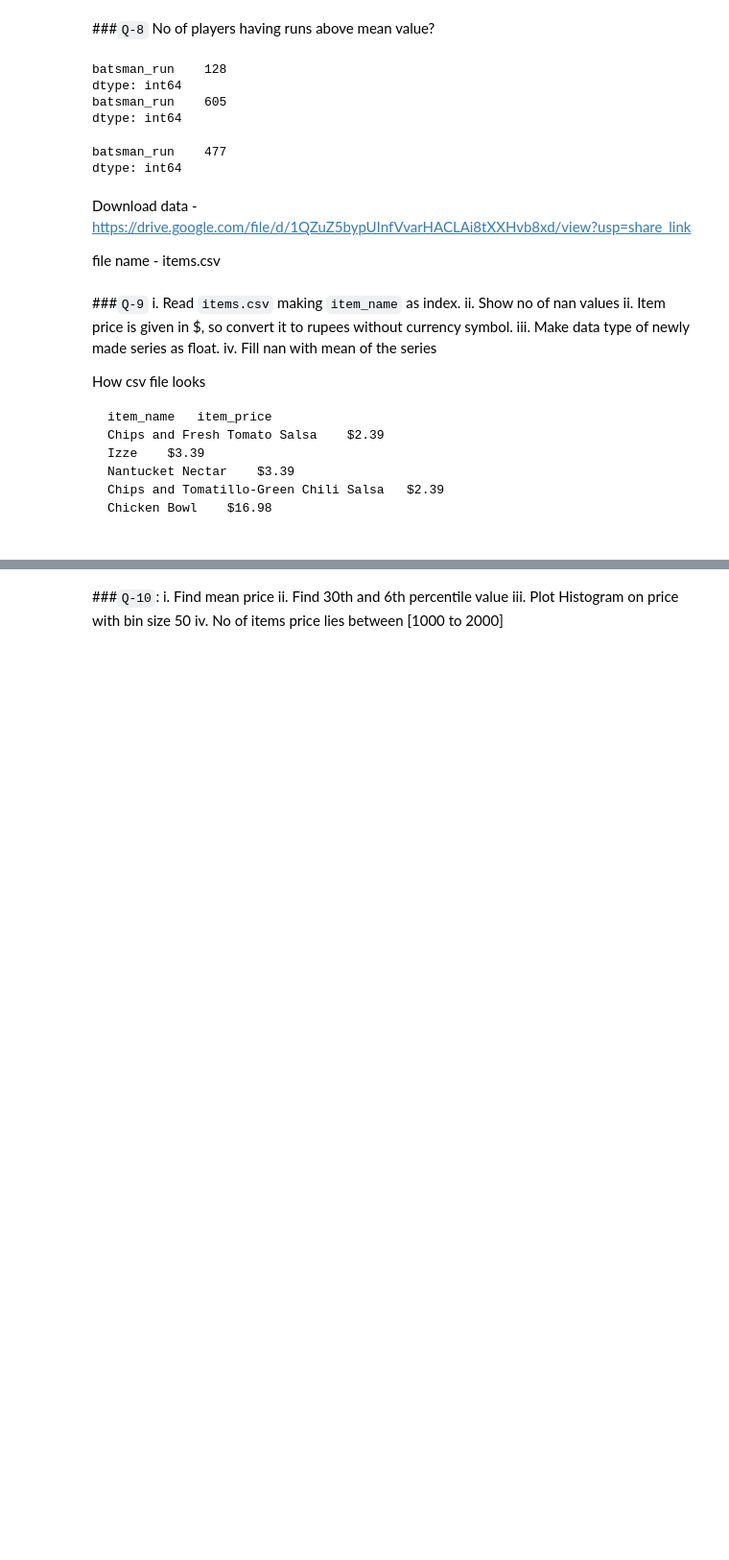
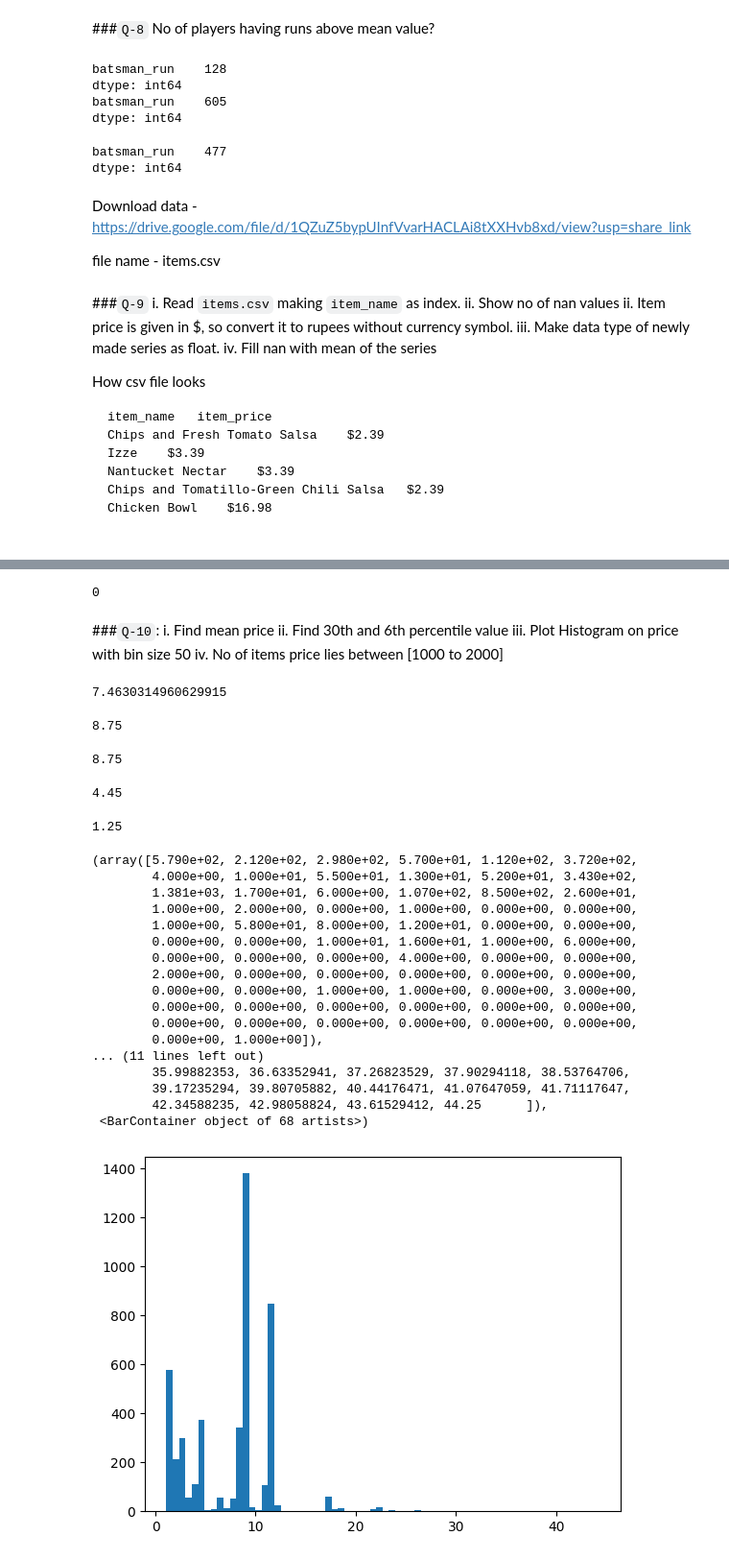
Before and after one commit to singhbhaskar360/Python_ML, a Jupyter notebook: session_16_PANDAS_tasks.ipynb, the cells around one changed output, grey strips where cells are left out. Shown at 96% size. Saved outputs shown, nothing was run; the diff lists cells and outputs as text; code cells hidden in the pictures; blank space fills up the shorter version.

```diff
--- a/session_16_PANDAS_tasks.ipynb
+++ b/session_16_PANDAS_tasks.ipynb
@@ -183,3 +146,15 @@ Chicken Salad Bowl                        $8.75
+# %%
+# code here
+import numpy as np
+items=pd.read_csv('/content/items.csv',index_col='item_name')
+items
+items.isnull().sum()
+items['item_price']=items['item_price'].replace('[\$,]', '', regex=True).astype(float)
+items['item_price']*80
+items['item_price']=items['item_price'].replace(np.nan,items['item_price'].mean())
+items['item_price'].isnull().sum()
+# %% [output]
+0
 # %% [markdown]
 ###`Q-10`:
     i. Find mean price
@@ -188,3 +163,48 @@ Chicken Salad Bowl                        $8.75
     iv. No of items price lies between [1000 to 2000]
 # %%
 # code here
+items['item_price'].mean()
+# %% [output]
+7.4630314960629915
+# %%
+items['item_price'].quantile(0.5)
+# %% [output]
+8.75
+# %%
+items['item_price'].median()
+# %% [output]
+8.75
+# %%
+# 30th perentile
+
+items['item_price'].quantile(0.3)
+# %% [output]
+4.45
+# %%
+#6th percentile
+items['item_price'].quantile(0.06)
+# %% [output]
+1.25
+# %%
+import matplotlib.pyplot as plt
+
+plt.hist(items,bins='auto')
+# %% [output]
+(array([5.790e+02, 2.120e+02, 2.980e+02, 5.700e+01, 1.120e+02, 3.720e+02,
+        4.000e+00, 1.000e+01, 5.500e+01, 1.300e+01, 5.200e+01, 3.430e+02,
+        1.381e+03, 1.700e+01, 6.000e+00, 1.070e+02, 8.500e+02, 2.600e+01,
+        1.000e+00, 2.000e+00, 0.000e+00, 1.000e+00, 0.000e+00, 0.000e+00,
+        1.000e+00, 5.800e+01, 8.000e+00, 1.200e+01, 0.000e+00, 0.000e+00,
+        0.000e+00, 0.000e+00, 1.000e+01, 1.600e+01, 1.000e+00, 6.000e+00,
+        0.000e+00, 0.000e+00, 0.000e+00, 4.000e+00, 0.000e+00, 0.000e+00,
+        2.000e+00, 0.000e+00, 0.000e+00, 0.000e+00, 0.000e+00, 0.000e+00,
+        0.000e+00, 0.000e+00, 1.000e+00, 1.000e+00, 0.000e+00, 3.000e+00,
+        0.000e+00, 0.000e+00, 0.000e+00, 0.000e+00, 0.000e+00, 0.000e+00,
+        0.000e+00, 0.000e+00, 0.000e+00, 0.000e+00, 0.000e+00, 0.000e+00,
+        0.000e+00, 1.000e+00]),
+... (11 lines left out)
+        35.99882353, 36.63352941, 37.26823529, 37.90294118, 38.53764706,
+        39.17235294, 39.80705882, 40.44176471, 41.07647059, 41.71117647,
+        42.34588235, 42.98058824, 43.61529412, 44.25      ]),
+ <BarContainer object of 68 artists>)
+[figure, added]
```
Also changed, not shown: parts of 5 cells of this notebook.
